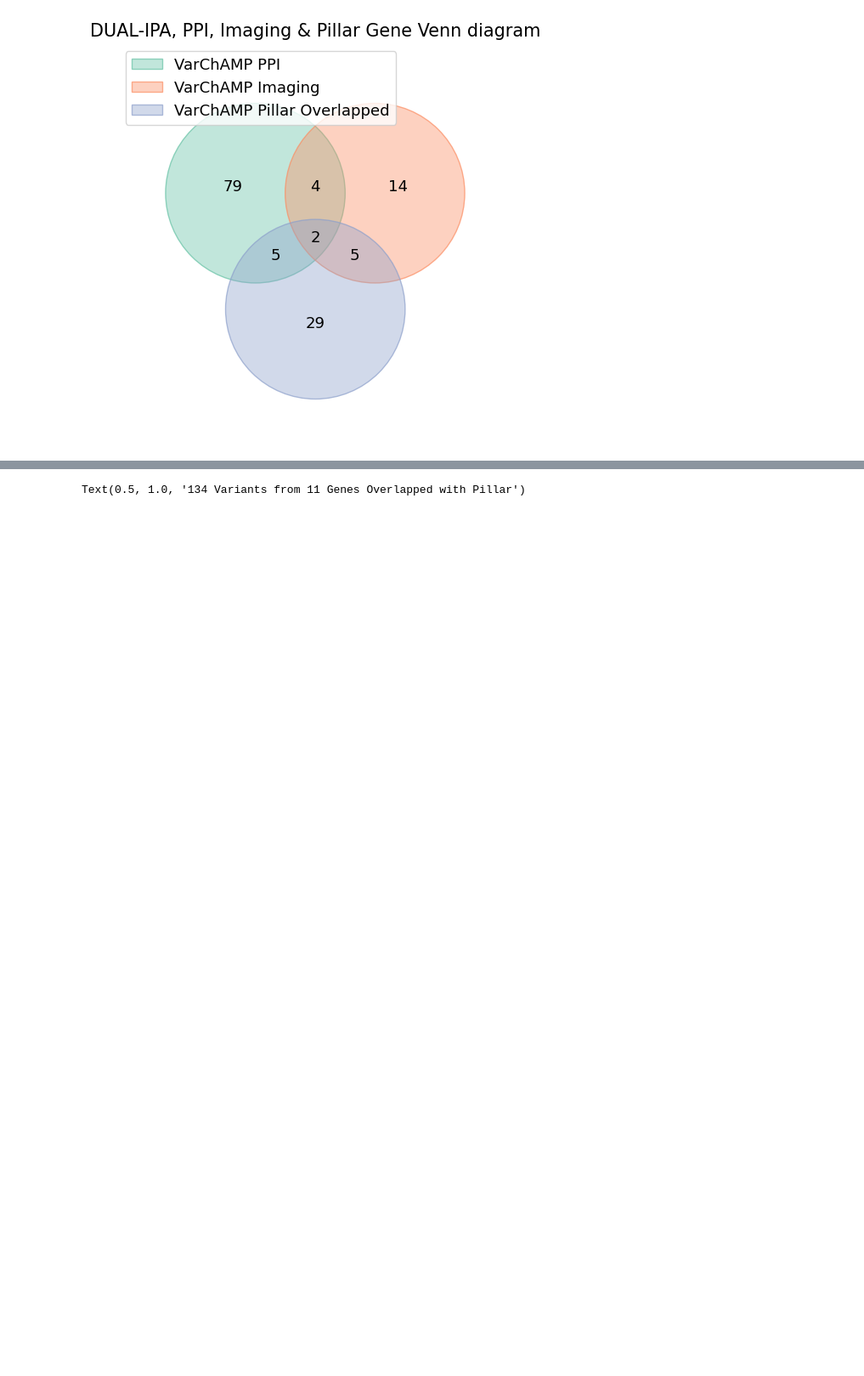
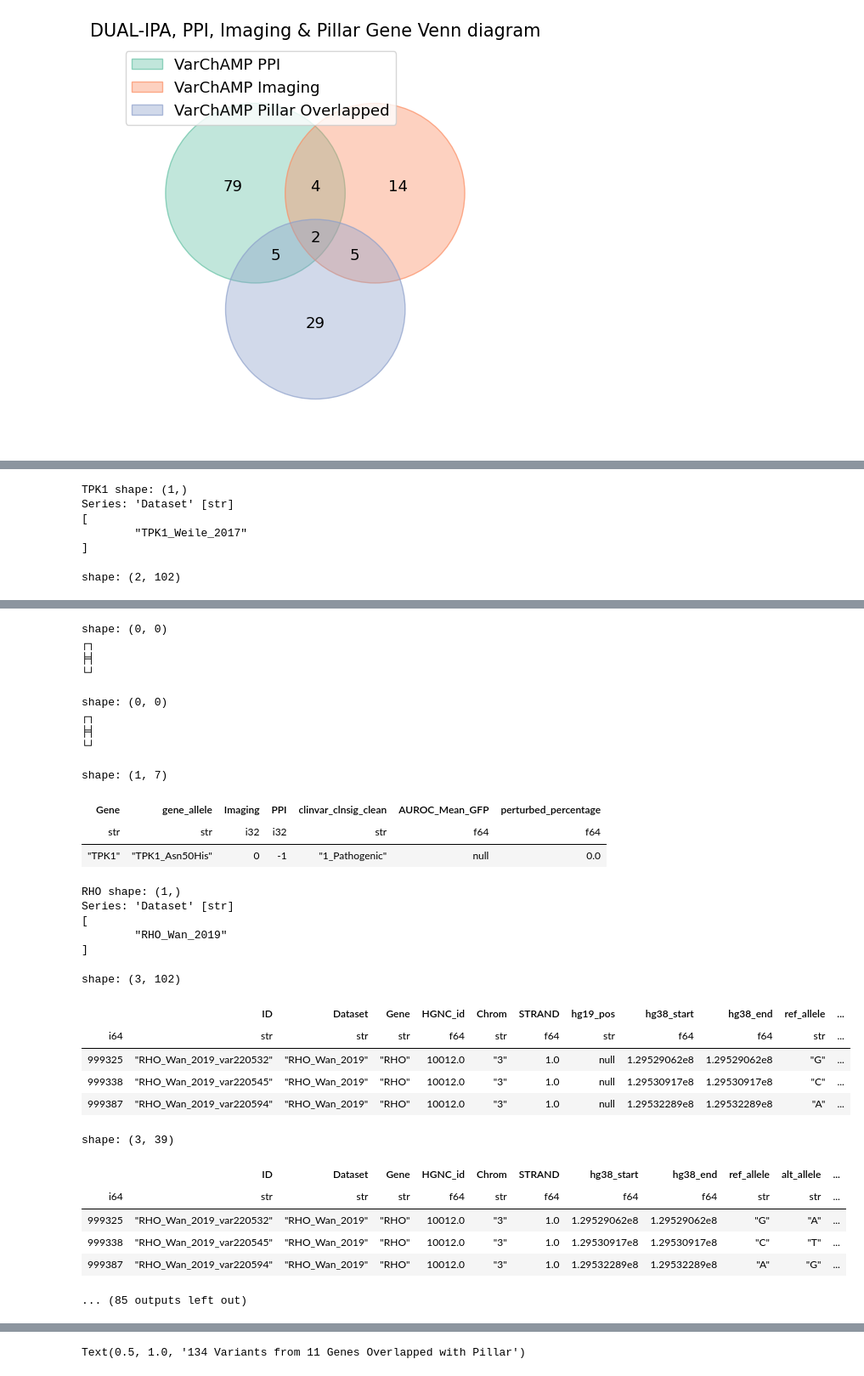
Before and after one commit to runxi-shen/2025_Pillar_VarChAMP, a Jupyter notebook: 3_integrated_assay_analyses/2_analyses/1_integrative_analyses.ipynb, the cells around one changed output, grey strips where cells are left out. Shown at 85% size. Saved outputs shown, nothing was run; the diff lists cells and outputs as text; code cells hidden in the pictures; blank space fills up the shorter version.

```diff
--- a/3_integrated_assay_analyses/2_analyses/1_integrative_analyses.ipynb
+++ b/3_integrated_assay_analyses/2_analyses/1_integrative_analyses.ipynb
@@ -391,9 +269,8 @@ img_ppi_df_in_pillar = img_ppi_df.filter(
    .then(1)
    .otherwise(-1)
    .alias("PPI"),
-    pl.col("gene_allele").str.split("_").list.get(0).alias("Gene"),
 ).select(
-   "gene_allele", "Imaging", "PPI", "clinvar_clnsig_clean", "Gene", "AUROC_Mean_GFP", "perturbed_percentage"
+   "Gene", "gene_allele", "Imaging", "PPI", "clinvar_clnsig_clean", "AUROC_Mean_GFP", "perturbed_percentage"
 ).sort("gene_allele")
 
 df_pandas = img_ppi_df_in_pillar.to_pandas()
@@ -401,0 +296,43 @@ df_pandas = df_pandas.set_index('gene_allele')
+# %%
+for gene in img_ppi_df_in_pillar.group_by("Gene").agg(pl.len()).sort("len", descending=False)["Gene"]:
+    img_ppi_gene_df = img_ppi_df_in_pillar.filter(
+        pl.col("Gene")==gene
+    )
+    # display(img_ppi_gene_df)
+    gene_var_pillar = pillar_clinvar_df.filter(
+        pl.col("gene_variant").is_in(img_ppi_df_in_pillar["gene_allele"].unique()),
+        pl.col("Gene")==gene
+    )
+    ## original dataset
+    print(gene, gene_var_pillar.unique("Dataset")["Dataset"])
+    display(gene_var_pillar)
+    gene_var_pillar = gene_var_pillar.with_columns([
+       pl.col('hgvs_c').str.contains(r'^c\.\d+[ATCG]>[ATCG]$').fill_null(False).alias('is_single_nt'),
+       (pl.col('simplified_consequence') == 'missense_variant').alias('is_missense'),
+       pl.len().over('gene_variant').alias('dup_count')
+    ]).filter(
+       (pl.col('dup_count') == 1) |
+       ((pl.col('dup_count') > 1) & pl.col('is_single_nt') & pl.col('is_missense'))
+    ).drop(['is_single_nt', 'is_missense', 'dup_count'])
+    gene_var_pillar = gene_var_pillar.select([
+        col for col in gene_var_pillar.columns
+        if gene_var_pillar.select(pl.col(col).is_null().all()).item() is False
+    ])
+    display(gene_var_pillar)
+    with pl.Config(set_tbl_cols=50):
+        display(
+            gene_var_pillar
+        )
+    display(img_ppi_gene_df)
+
+    # print("Total readouts for variants")
+    # print("Unique variants profiled")
+    # print(gene_var_pillar.unique("gene_variant").shape)
+    # break
+# %% [output]
+TPK1 shape: (1,)
+Series: 'Dataset' [str]
+[
+        "TPK1_Weile_2017"
+]
+shape: (2, 102)
@@ -402,3 +343,33 @@ df_pandas = df_pandas.set_index('gene_allele')
+shape: (0, 0)
+┌┐
+╞╡
+└┘
+shape: (0, 0)
+┌┐
+╞╡
+└┘
+shape: (1, 7)
+| Gene | gene_allele | Imaging | PPI | clinvar_clnsig_clean | AUROC_Mean_GFP | perturbed_percentage |
+| str | str | i32 | i32 | str | f64 | f64 |
+| "TPK1" | "TPK1_Asn50His" | 0 | -1 | "1_Pathogenic" | null | 0.0 |
+RHO shape: (1,)
+Series: 'Dataset' [str]
+[
+        "RHO_Wan_2019"
+]
+shape: (3, 102)
+|  | ID | Dataset | Gene | HGNC_id | Chrom | STRAND | hg19_pos | hg38_start | hg38_end | ref_allele | ... |
+| i64 | str | str | str | f64 | str | f64 | str | f64 | f64 | str | ... |
+| 999325 | "RHO_Wan_2019_var220532" | "RHO_Wan_2019" | "RHO" | 10012.0 | "3" | 1.0 | null | 1.29529062e8 | 1.29529062e8 | "G" | ... |
+| 999338 | "RHO_Wan_2019_var220545" | "RHO_Wan_2019" | "RHO" | 10012.0 | "3" | 1.0 | null | 1.29530917e8 | 1.29530917e8 | "C" | ... |
+| 999387 | "RHO_Wan_2019_var220594" | "RHO_Wan_2019" | "RHO" | 10012.0 | "3" | 1.0 | null | 1.29532289e8 | 1.29532289e8 | "A" | ... |
+shape: (3, 39)
+|  | ID | Dataset | Gene | HGNC_id | Chrom | STRAND | hg38_start | hg38_end | ref_allele | alt_allele | ... |
+| i64 | str | str | str | f64 | str | f64 | f64 | f64 | str | str | ... |
+| 999325 | "RHO_Wan_2019_var220532" | "RHO_Wan_2019" | "RHO" | 10012.0 | "3" | 1.0 | 1.29529062e8 | 1.29529062e8 | "G" | "A" | ... |
+| 999338 | "RHO_Wan_2019_var220545" | "RHO_Wan_2019" | "RHO" | 10012.0 | "3" | 1.0 | 1.29530917e8 | 1.29530917e8 | "C" | "T" | ... |
+| 999387 | "RHO_Wan_2019_var220594" | "RHO_Wan_2019" | "RHO" | 10012.0 | "3" | 1.0 | 1.29532289e8 | 1.29532289e8 | "A" | "G" | ... |
+... (85 outputs left out)
 # %%
 # Convert boolean columns to int for heatmap
 heatmap_data_ = df_pandas[['Imaging', 'PPI']].astype(int)
```
Also changed, not shown: parts of 7 cells of this notebook, 19 other files.
